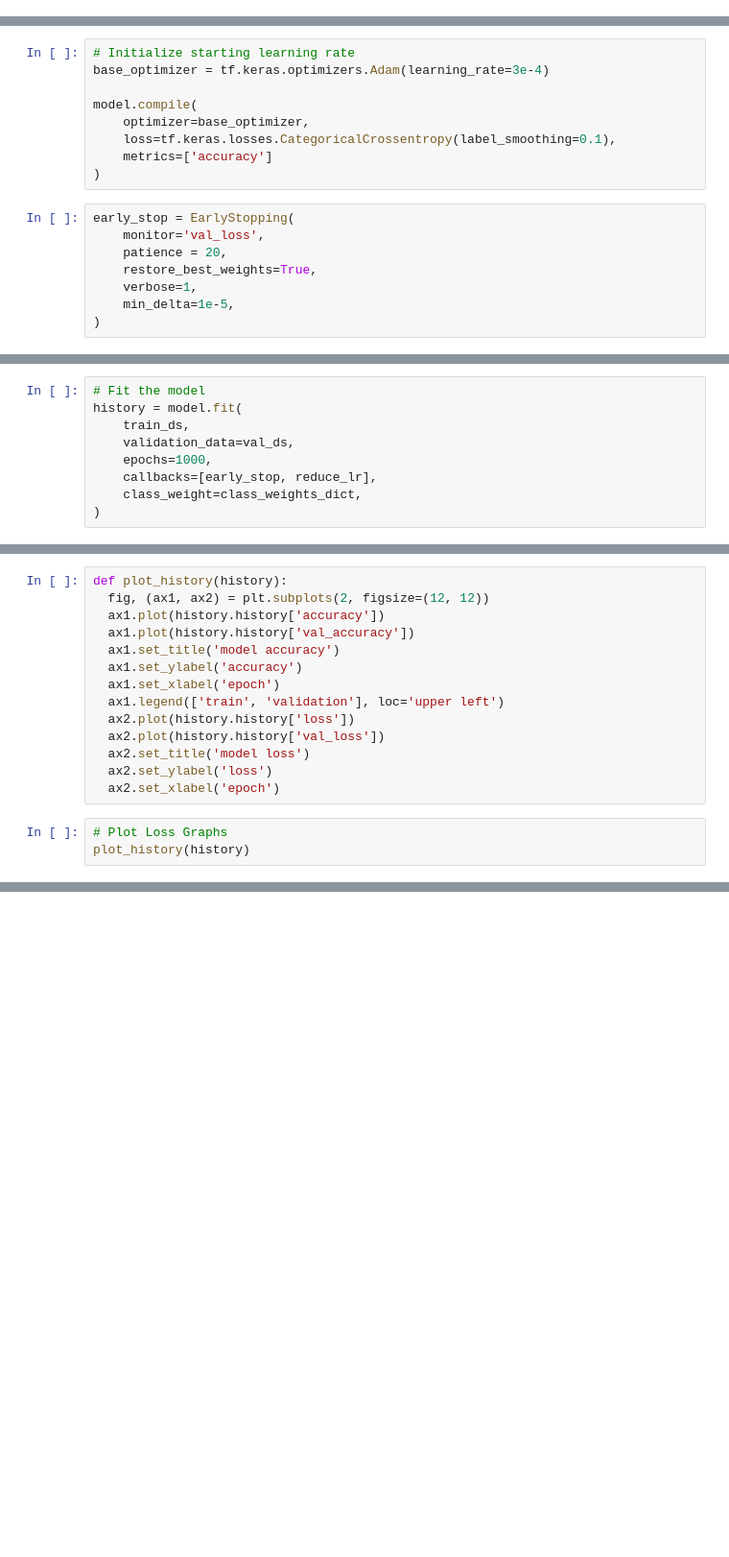
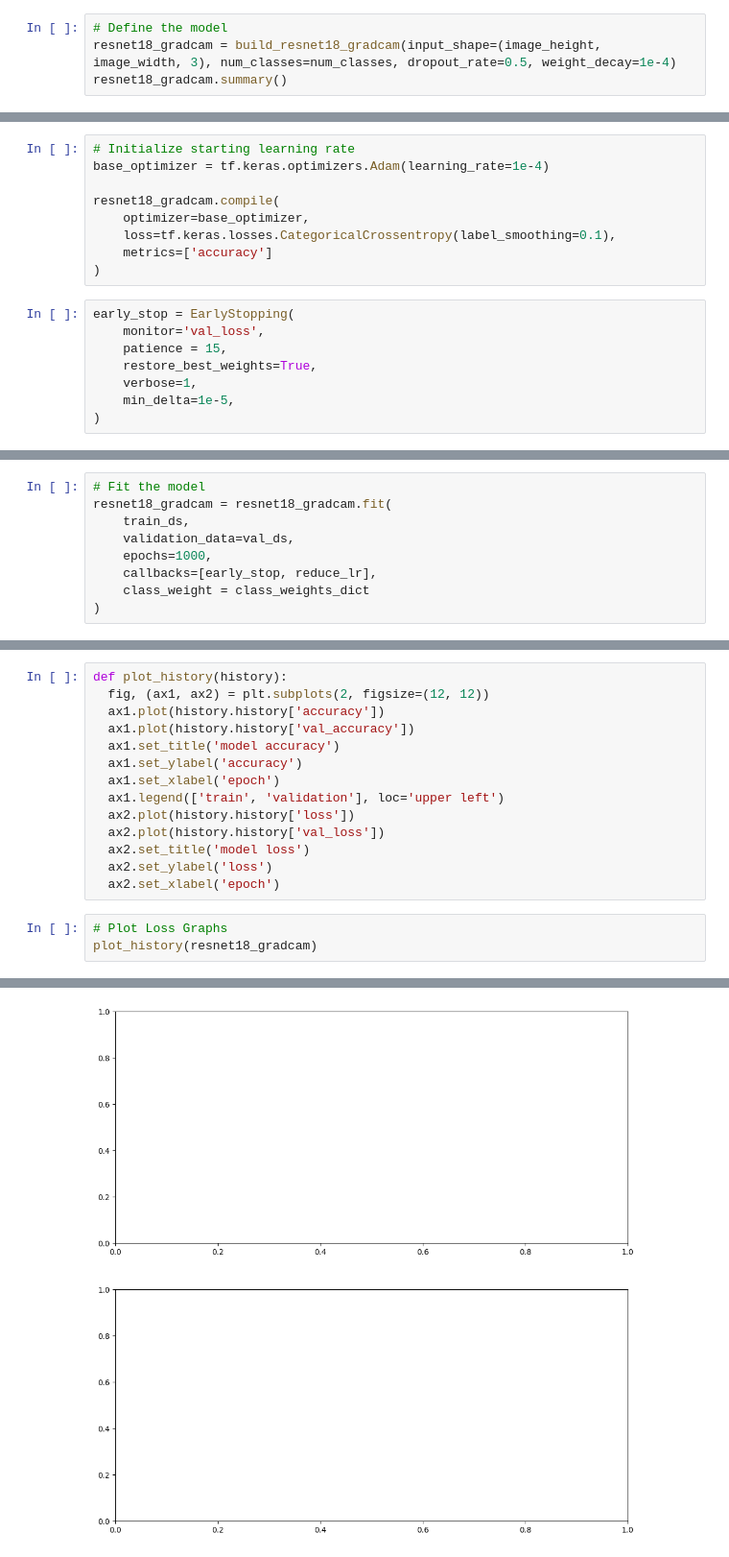
Before and after one commit to machiwao/CCDEPLRL_PROJECT_COM222, a Jupyter notebook: CCDEPLRL_PROJECT_COM222_Project_Implementation.ipynb, the cells around one changed output, grey strips where cells are left out. Shown at 96% size. Cells and saved outputs as stored; diff of their text form; blank space fills up the shorter version.

```diff
--- a/CCDEPLRL_PROJECT_COM222_Project_Implementation.ipynb
+++ b/CCDEPLRL_PROJECT_COM222_Project_Implementation.ipynb
@@ -290,0 +359,4 @@ _________________________________________________________________
+# %%
+# Define the model
+resnet18_gradcam = build_resnet18_gradcam(input_shape=(image_height, image_width, 3), num_classes=num_classes, dropout_rate=0.5, weight_decay=1e-4)
+resnet18_gradcam.summary()
@@ -291,8 +381,8 @@ _________________________________________________________________
 # %%
 # Initialize starting learning rate
-base_optimizer = tf.keras.optimizers.Adam(learning_rate=3e-4)
+base_optimizer = tf.keras.optimizers.Adam(learning_rate=1e-4)
 
-model.compile(
+resnet18_gradcam.compile(
     optimizer=base_optimizer,
     loss=tf.keras.losses.CategoricalCrossentropy(label_smoothing=0.1),
     metrics=['accuracy']
@@ -300,7 +390,7 @@ model.compile(
 # %%
 early_stop = EarlyStopping(
     monitor='val_loss',
-    patience = 20,
+    patience = 15,
     restore_best_weights=True,
     verbose=1,
     min_delta=1e-5,
@@ -336,11 +407,11 @@ def generate_focal_loss_with_weights(class_weights):
 # %%
 # Fit the model
-history = model.fit(
+resnet18_gradcam = resnet18_gradcam.fit(
     train_ds,
     validation_data=val_ds,
     epochs=1000,
     callbacks=[early_stop, reduce_lr],
-    class_weight=class_weights_dict,
+    class_weight = class_weights_dict
 )
 # %% [output]
 Epoch 1/1000
@@ -362,4 +436,5 @@ def plot_history(history):
   ax2.set_xlabel('epoch')
 # %%
 # Plot Loss Graphs
-plot_history(history)
+plot_history(resnet18_gradcam)
+# %% [output]
@@ -366,2 +442,3 @@ plot_history(history)
+[figure, added]
 # %%
 # Evaluate the model on the test set
```
Also changed, not shown: parts of 31 cells of this notebook.
